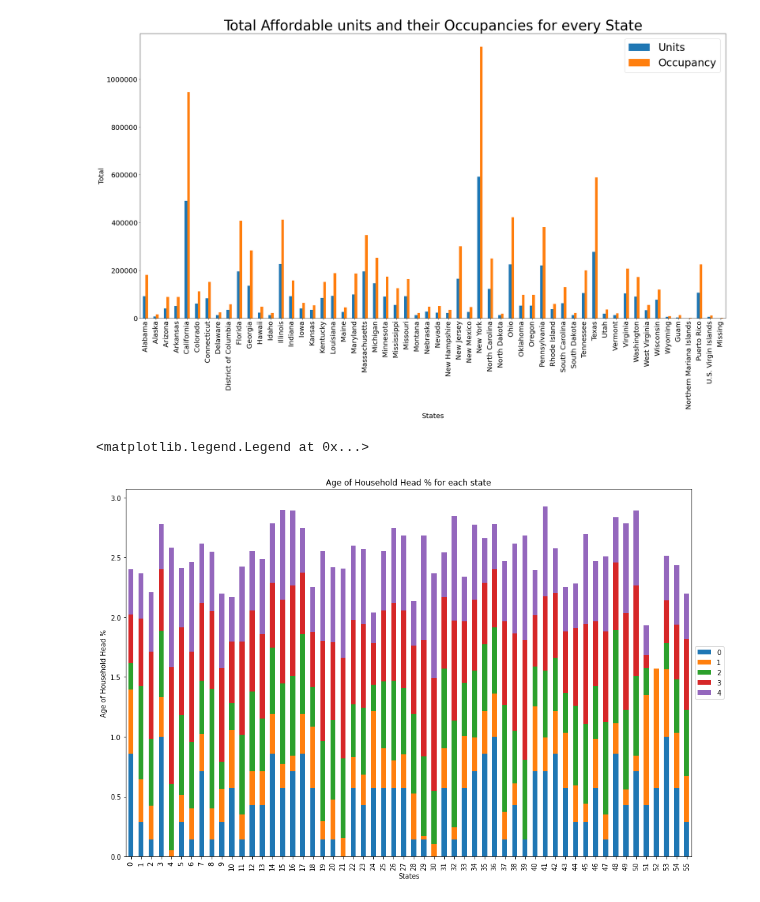
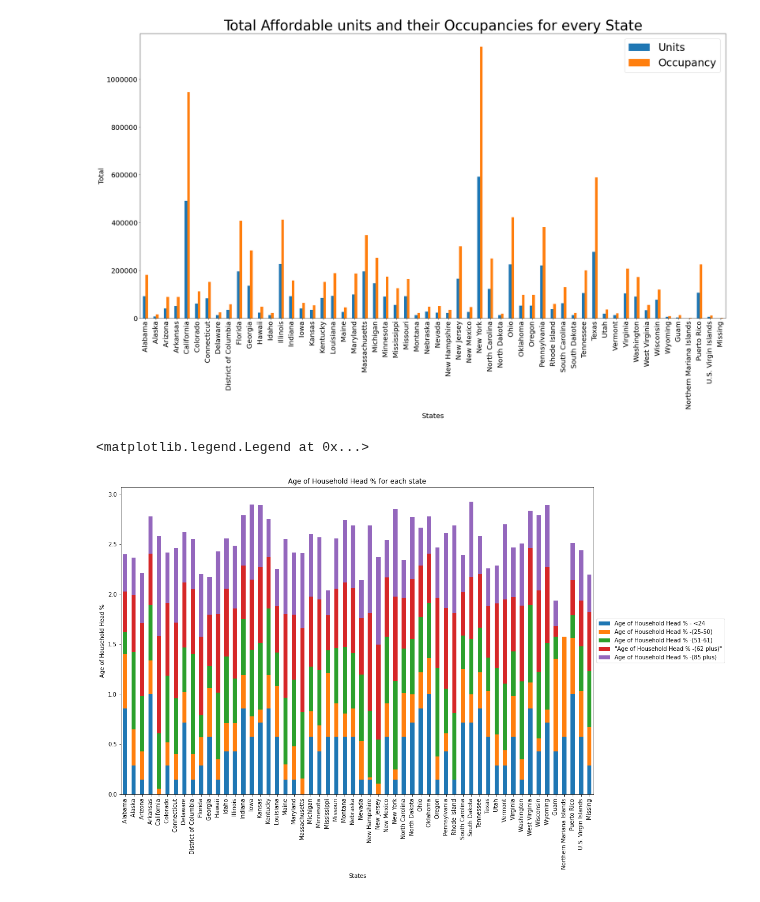
Before and after one commit to samuelscheffler/Housing-Data-Analysis, a Jupyter notebook: final-tutorial.ipynb, the cells around one changed output. Saved outputs shown, nothing was run; the diff lists cells and outputs as text; code cells hidden in the pictures.

```diff
--- a/final-tutorial.ipynb
+++ b/final-tutorial.ipynb
@@ -305,28 +305,29 @@ Text(0.5, 1.0, 'Total Affordable units and their Occupancies for every State')
 # %%
 ##Creating a new dataframe for plotting
 household_age = state_2018[["Age of Household Head % - <24", "Age of Household Head % -(25-50)", "Age of Household Head % -(51-61)", "Age of Household Head % -(62 plus)", "Age of Household Head % -(85 plus)"]]
 
 # ##Normalize form: (X-X_min)/(X_max - X_min)
 # household_age = (household_age - household_age.min())/(household_age.max() - household_age.min())
 from sklearn import preprocessing
 
 x = household_age.values
 min_max_scaler = preprocessing.MinMaxScaler()
 x_scaled = min_max_scaler.fit_transform(x)
 household_age = pd.DataFrame(x_scaled)
 
 
 # ##Resorting cols
 # household_age = household_age[["Age of Household Head % - <24", "Age of Household Head % -(25-50)", "Age of Household Head % -(51-61)", "Age of Household Head % -(62 plus)", "Age of Household Head % -(85 plus)"]]
+household_age.index = state_2018.index
+household_age.columns = ['Age of Household Head % - <24', 'Age of Household Head % -(25-50)', 'Age of Household Head % -(51-61)', '"Age of Household Head % -(62 plus)"', 'Age of Household Head % -(85 plus)']
 
 ##Plotting
 household_age.plot.bar(stacked=True, xlabel="States", ylabel="Age of Household Head %", figsize=(15, 10), title= "Age of Household Head % for each state")
-
 ##Moving legend outside for easier reading
 plt.legend(loc='center left', bbox_to_anchor=(1.0, 0.5))
 # %% [output]
 <matplotlib.legend.Legend at 0x...>
-[figure, old version]
+[figure, new version]
 # %%
 ##Creating a new dataframe for plotting
 race_data_per_state = sheets["Table 4"]
```
Also changed, not shown: parts of 3 cells of this notebook.
